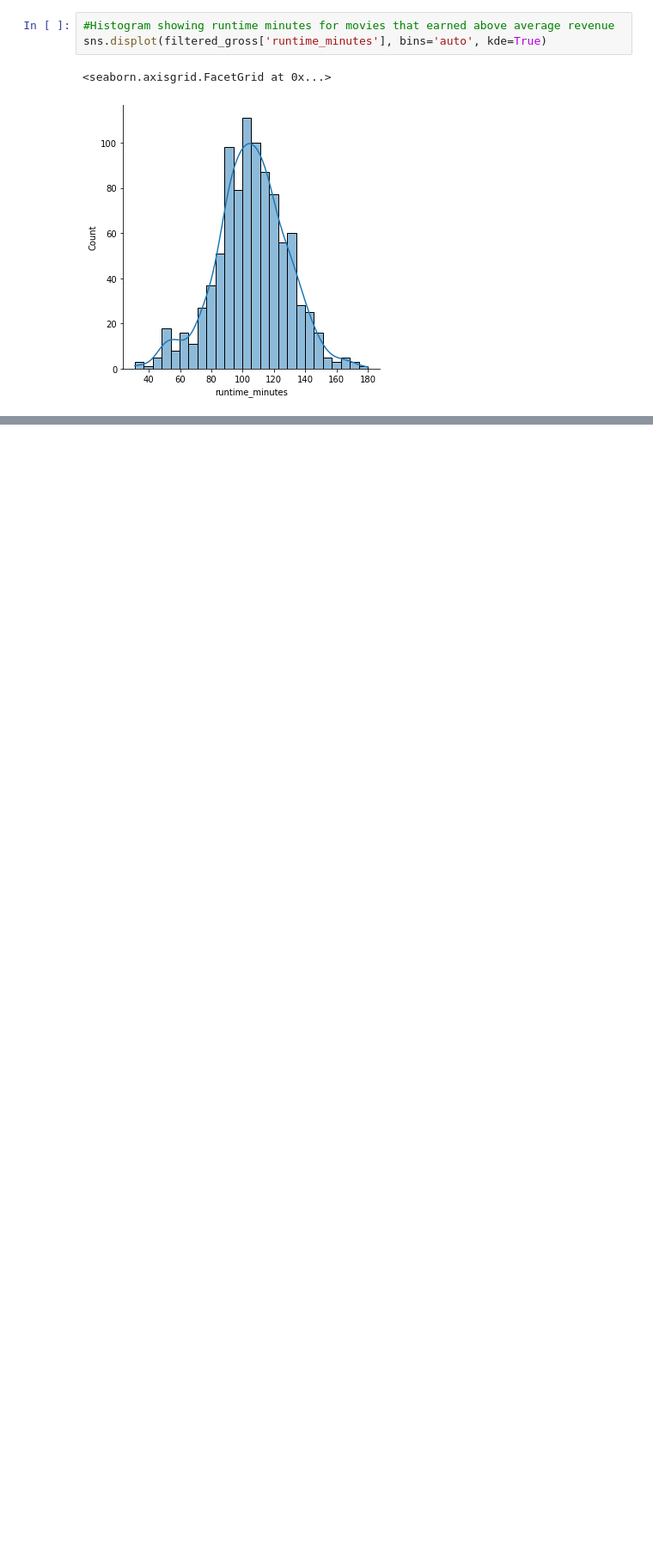
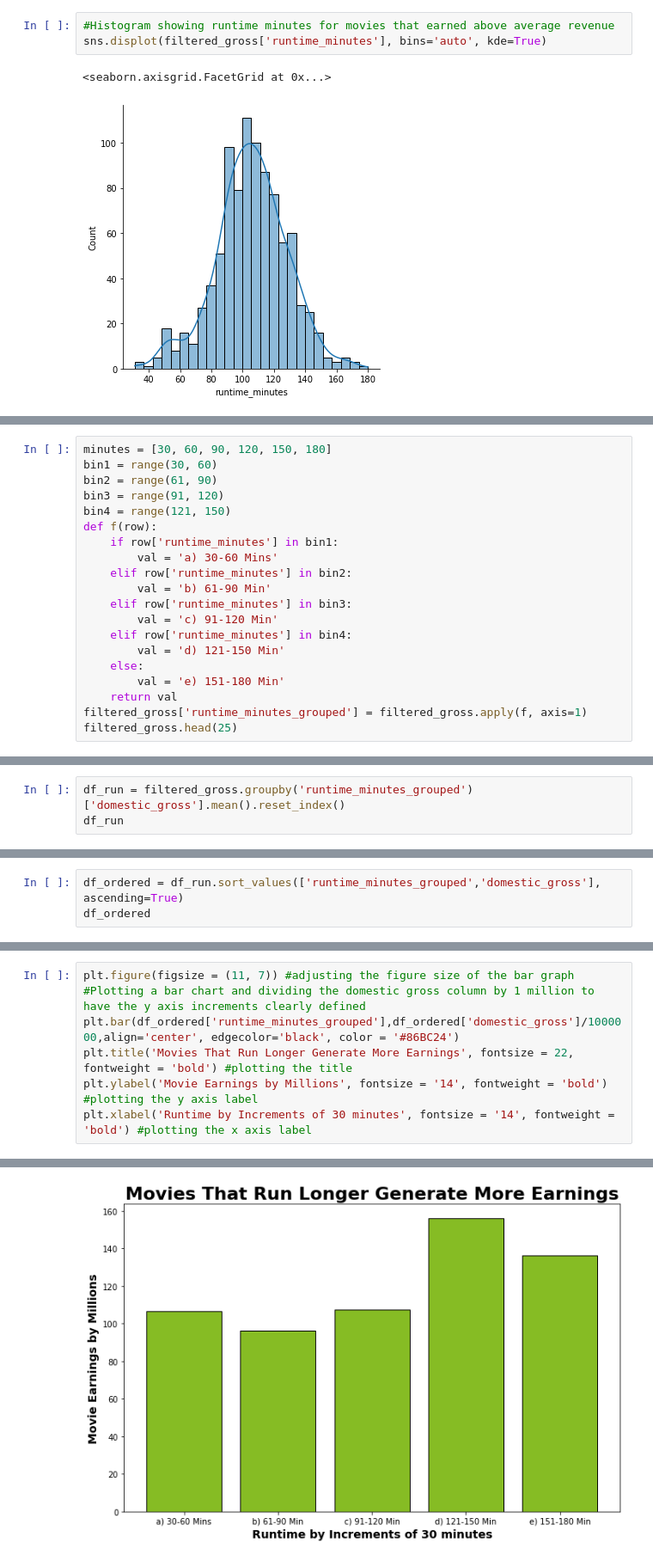
Before and after one commit to harte3/Flatiron-Capstone-Group-2, a Jupyter notebook: notebooks/donnie-kevin/Donnie-Kevin.ipynb, the cells around one changed output, grey strips where cells are left out. Shown at 86% size. Drawn from its saved outputs; the diff is of its cells as text; blank space fills up the shorter version.

```diff
--- a/notebooks/donnie-kevin/Donnie-Kevin.ipynb
+++ b/notebooks/donnie-kevin/Donnie-Kevin.ipynb
@@ -237,0 +205,20 @@ filtered_gross.describe()
+# %%
+minutes = [30, 60, 90, 120, 150, 180]
+bin1 = range(30, 60)
+bin2 = range(61, 90)
+bin3 = range(91, 120)
+bin4 = range(121, 150)
+def f(row):
+    if row['runtime_minutes'] in bin1:
+        val = 'a) 30-60 Mins'
+    elif row['runtime_minutes'] in bin2:
+        val = 'b) 61-90 Min'
+    elif row['runtime_minutes'] in bin3:
+        val = 'c) 91-120 Min'
+    elif row['runtime_minutes'] in bin4:
+        val = 'd) 121-150 Min'
+    else:
+        val = 'e) 151-180 Min'
+    return val
+filtered_gross['runtime_minutes_grouped'] = filtered_gross.apply(f, axis=1)
+filtered_gross.head(25)
@@ -237,0 +243,3 @@ filtered_gross.describe()
+# %%
+df_run = filtered_gross.groupby('runtime_minutes_grouped')['domestic_gross'].mean().reset_index()
+df_run
@@ -237,0 +253,3 @@ filtered_gross.describe()
+# %%
+df_ordered = df_run.sort_values(['runtime_minutes_grouped','domestic_gross'], ascending=True)
+df_ordered
@@ -237,0 +266,8 @@ filtered_gross.describe()
+# %%
+plt.figure(figsize = (11, 7)) #adjusting the figure size of the bar graph
+#Plotting a bar chart and dividing the domestic gross column by 1 million to have the y axis increments clearly defined
+plt.bar(df_ordered['runtime_minutes_grouped'],df_ordered['domestic_gross']/1000000,align='center', edgecolor='black', color = '#86BC24')
+plt.title('Movies That Run Longer Generate More Earnings', fontsize = 22, fontweight = 'bold') #plotting the title
+plt.ylabel('Movie Earnings by Millions', fontsize = '14', fontweight = 'bold') #plotting the y axis label
+plt.xlabel('Runtime by Increments of 30 minutes', fontsize = '14', fontweight = 'bold') #plotting the x axis label
+# %% [output]
@@ -238 +275,2 @@ filtered_gross.describe()
+[figure, added]
 # %% [markdown]
```
Also changed, not shown: parts of 23 cells of this notebook.
